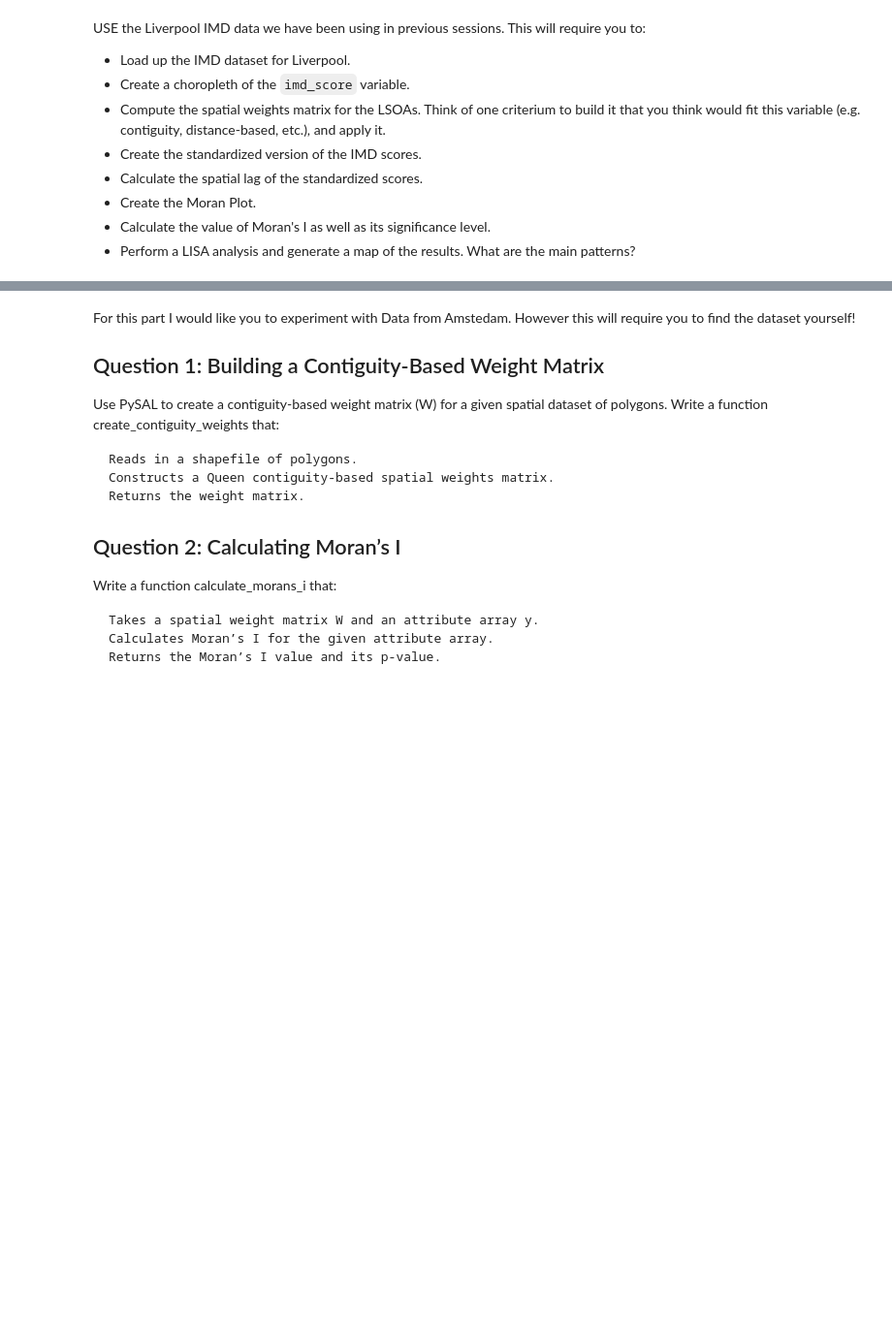
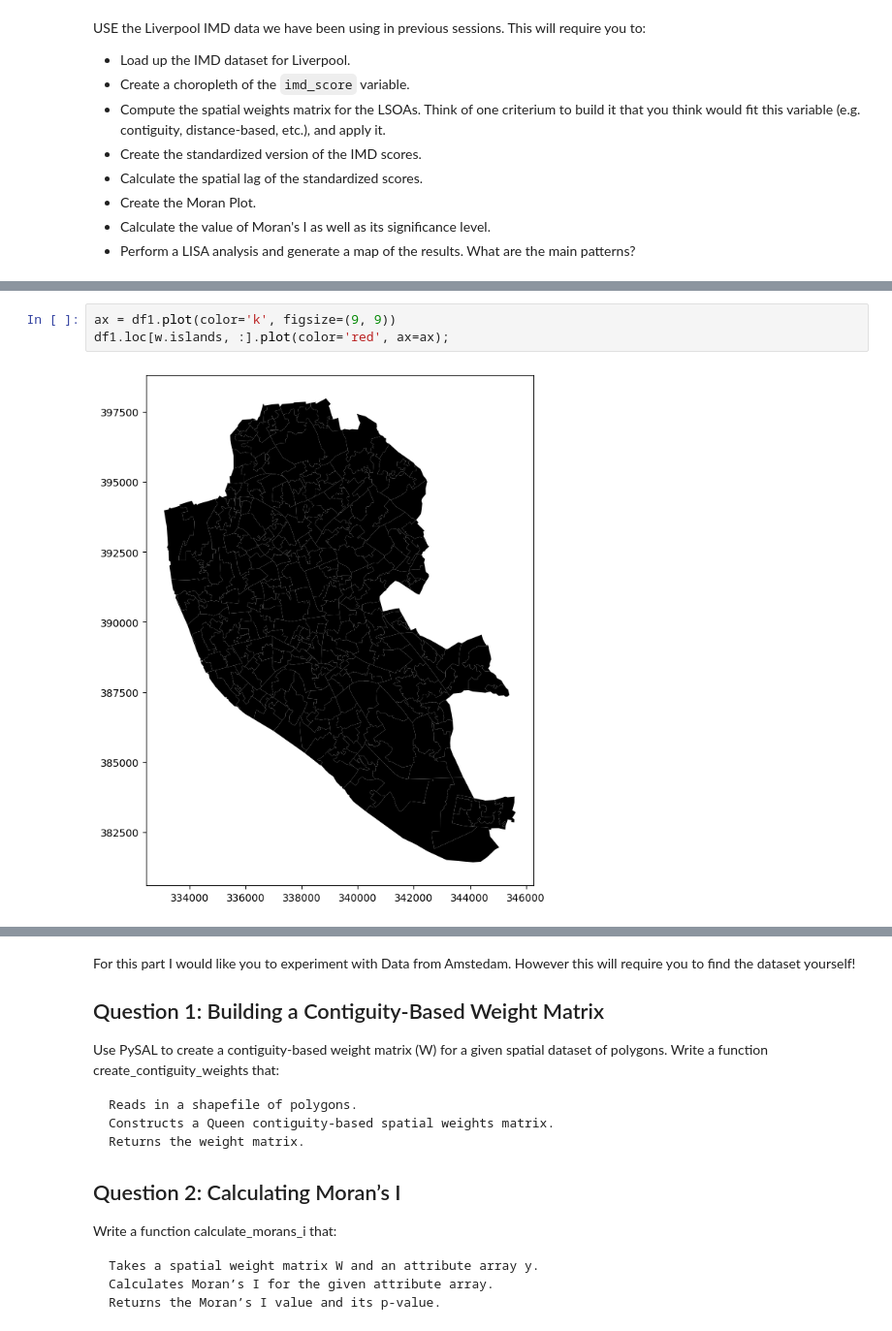
Before and after one commit to mannan272/data1, a Jupyter notebook: lab-04/hw-04.ipynb, the cells around one changed output, grey strips where cells are left out. Shown at 97% size. Cells and saved outputs as stored; diff of their text form; blank space fills up the shorter version.

```diff
--- a/lab-04/hw-04.ipynb
+++ b/lab-04/hw-04.ipynb
@@ -24,0 +92,5 @@ USE the Liverpool IMD data we have been using in previous sessions. This will re
+# %%
+ax = df1.plot(color='k', figsize=(9, 9))
+df1.loc[w.islands, :].plot(color='red', ax=ax);
+# %% [output]
+[figure, added]
```
Also changed, not shown: parts of 13 cells of this notebook, 38 other files.
